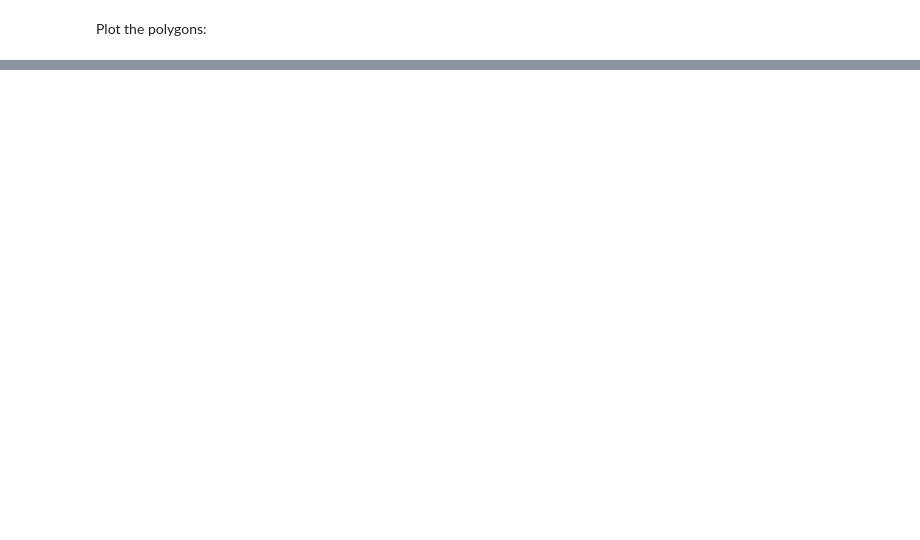
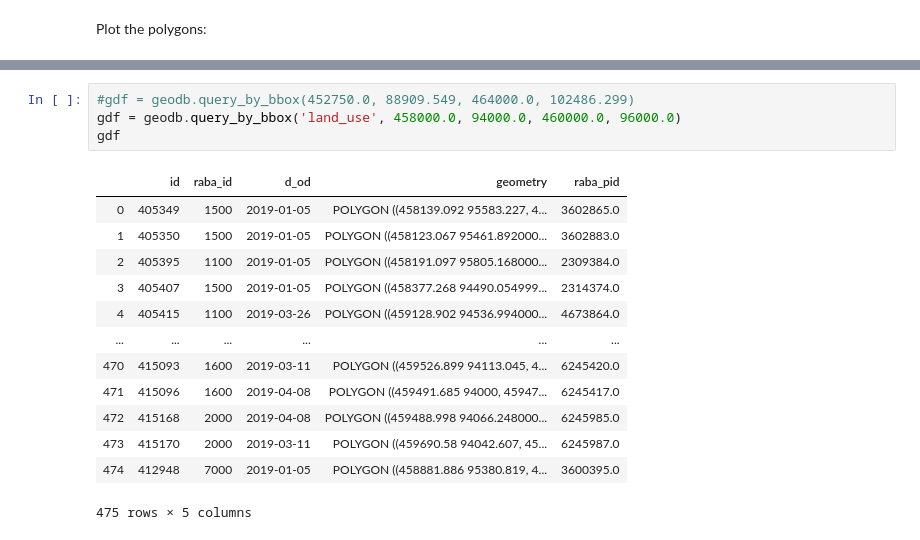
Before and after one commit to xcube-dev/xcube-geodb, a Jupyter notebook: notebooks/read_from_geodb.ipynb, the cells around one changed output, grey strips where cells are left out. Drawn from its saved outputs; the diff is of its cells as text; blank space fills up the shorter version.

```diff
--- a/notebooks/read_from_geodb.ipynb
+++ b/notebooks/read_from_geodb.ipynb
@@ -109,0 +100,18 @@ geodb.query()
+# %%
+#gdf = geodb.query_by_bbox(452750.0, 88909.549, 464000.0, 102486.299)
+gdf = geodb.query_by_bbox('land_use', 458000.0, 94000.0, 460000.0, 96000.0)
+gdf
+# %% [output]
+|  | id | raba_id | d_od | geometry | raba_pid |
+| 0 | 405349 | 1500 | 2019-01-05 | POLYGON ((458139.092 95583.227, 4... | 3602865.0 |
+| 1 | 405350 | 1500 | 2019-01-05 | POLYGON ((458123.067 95461.892000... | 3602883.0 |
+| 2 | 405395 | 1100 | 2019-01-05 | POLYGON ((458191.097 95805.168000... | 2309384.0 |
+| 3 | 405407 | 1500 | 2019-01-05 | POLYGON ((458377.268 94490.054999... | 2314374.0 |
+| 4 | 405415 | 1100 | 2019-03-26 | POLYGON ((459128.902 94536.994000... | 4673864.0 |
+| ... | ... | ... | ... | ... | ... |
+| 470 | 415093 | 1600 | 2019-03-11 | POLYGON ((459526.899 94113.045, 4... | 6245420.0 |
+| 471 | 415096 | 1600 | 2019-04-08 | POLYGON ((459491.685 94000, 45947... | 6245417.0 |
+| 472 | 415168 | 2000 | 2019-04-08 | POLYGON ((459488.998 94066.248000... | 6245985.0 |
+| 473 | 415170 | 2000 | 2019-03-11 | POLYGON ((459690.58 94042.607, 45... | 6245987.0 |
+| 474 | 412948 | 7000 | 2019-01-05 | POLYGON ((458881.886 95380.819, 4... | 3600395.0 |
+475 rows × 5 columns
```
Also changed, not shown: parts of 14 cells of this notebook, 8 other files.
